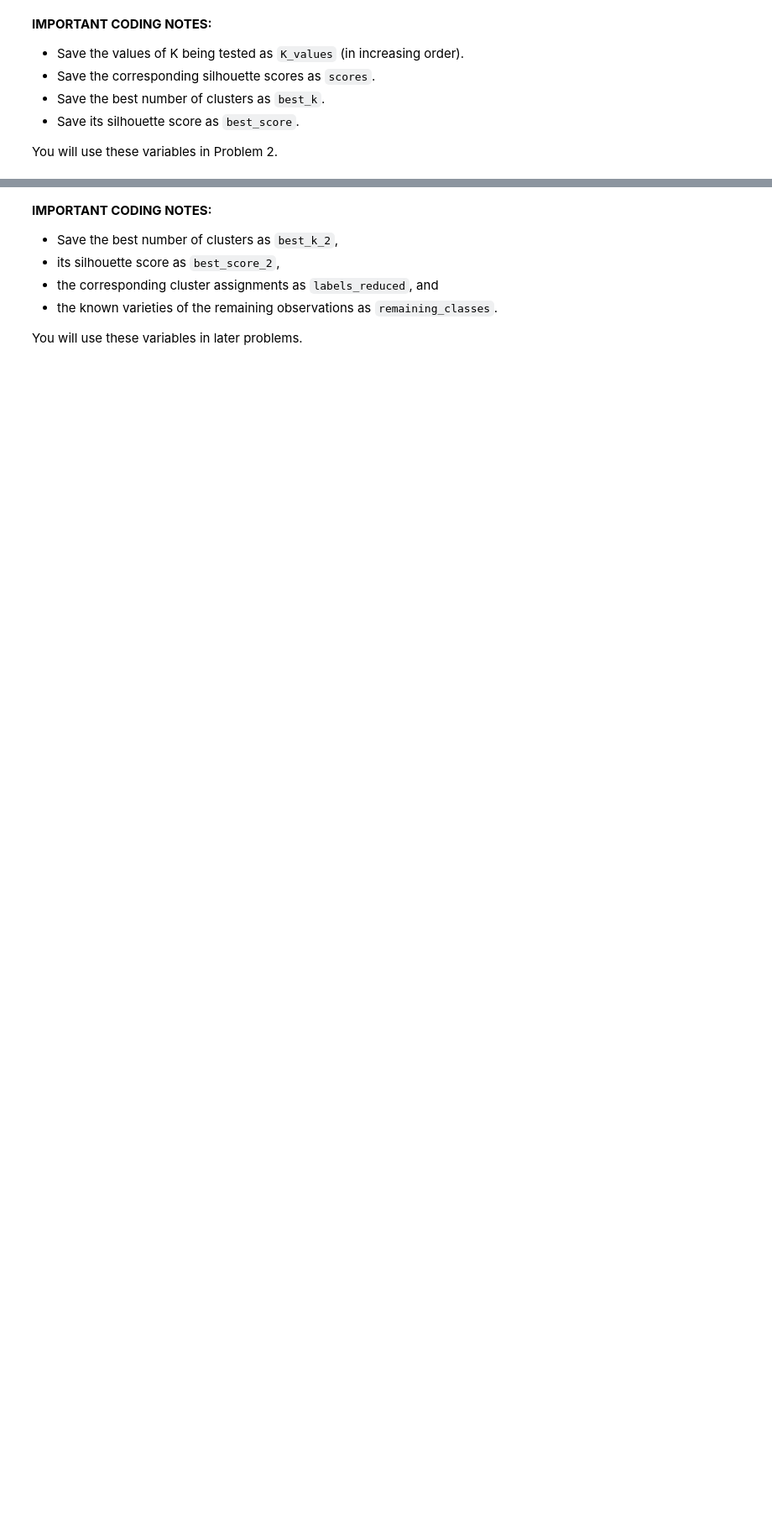
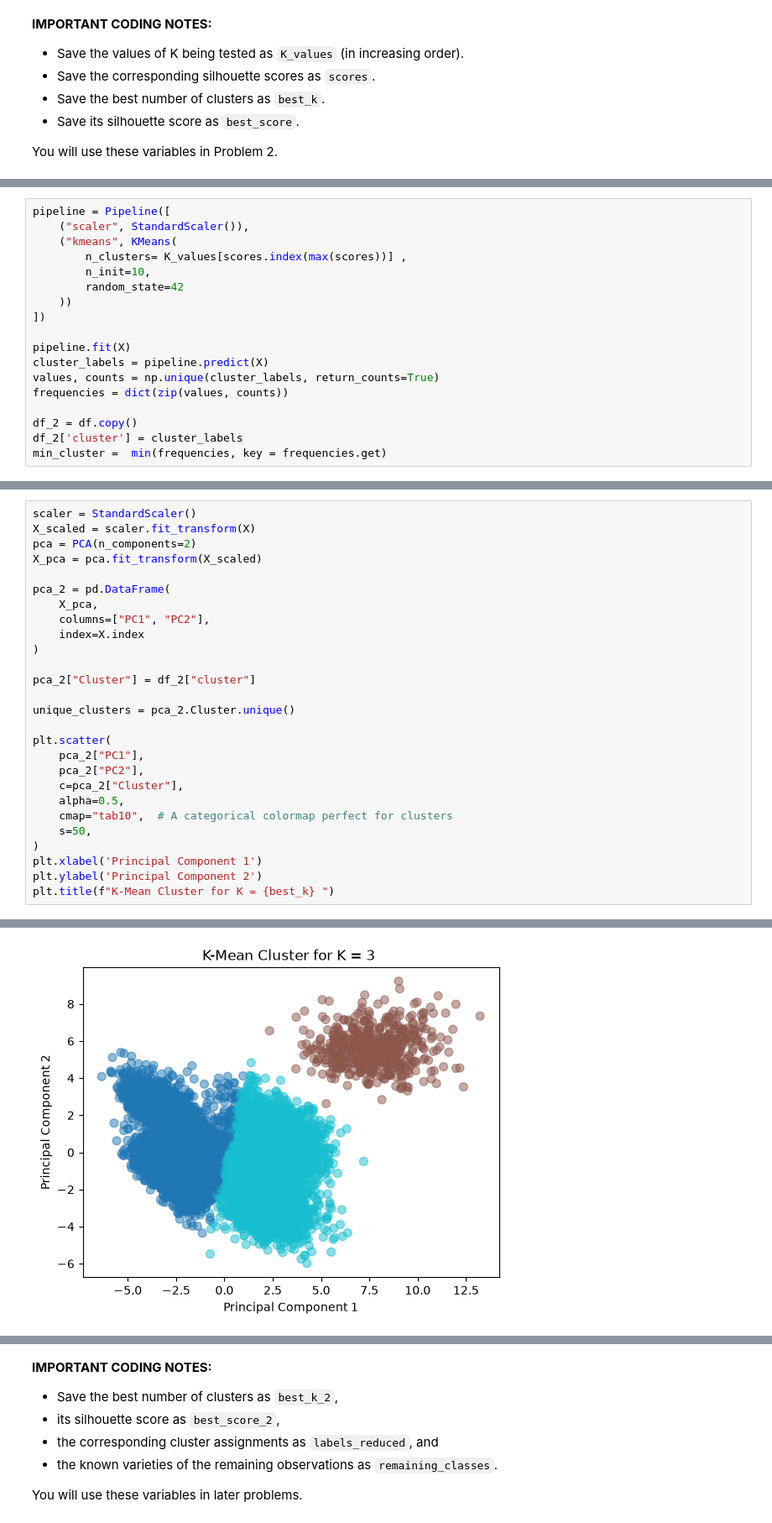
Before and after one commit to max-issokson-bu/DX603-Assignments, a Jupyter notebook: Homework_08.ipynb, the cells around one changed output, grey strips where cells are left out. Shown at 84% size. Saved outputs shown, nothing was run; the diff lists cells and outputs as text; blank space fills up the shorter version.

```diff
--- a/Homework_08.ipynb
+++ b/Homework_08.ipynb
@@ -357,3 +388,21 @@ a1b = 0.0000
+# %%
+pipeline = Pipeline([
+    ("scaler", StandardScaler()),
+    ("kmeans", KMeans(
+        n_clusters= K_values[scores.index(max(scores))] ,
+        n_init=10,
+        random_state=42
+    ))
+])
+
+pipeline.fit(X)
+cluster_labels = pipeline.predict(X)
+values, counts = np.unique(cluster_labels, return_counts=True)
+frequencies = dict(zip(values, counts))
+
+df_2 = df.copy()
+df_2['cluster'] = cluster_labels
+min_cluster =  min(frequencies, key = frequencies.get)
 # %%
 # Your answer here, NOT in the next cell
 
@@ -392,0 +444,28 @@ a1e = 0.0000
+# %%
+scaler = StandardScaler()
+X_scaled = scaler.fit_transform(X)
+pca = PCA(n_components=2)
+X_pca = pca.fit_transform(X_scaled)
+
+pca_2 = pd.DataFrame(
+    X_pca,
+    columns=["PC1", "PC2"],
+    index=X.index
+)
+
+pca_2["Cluster"] = df_2["cluster"]
+
+unique_clusters = pca_2.Cluster.unique()
+
+plt.scatter(
+    pca_2["PC1"],
+    pca_2["PC2"],
+    c=pca_2["Cluster"],
+    alpha=0.5,
+    cmap="tab10",  # A categorical colormap perfect for clusters
+    s=50,
+)
+plt.xlabel('Principal Component 1')
+plt.ylabel('Principal Component 2')
+plt.title(f"K-Mean Cluster for K = {best_k} ")
+# %% [output]
@@ -393 +473,2 @@ a1e = 0.0000
+[figure, added]
 # %%
```
Also changed, not shown: parts of 92 cells of this notebook, 1 other file.
